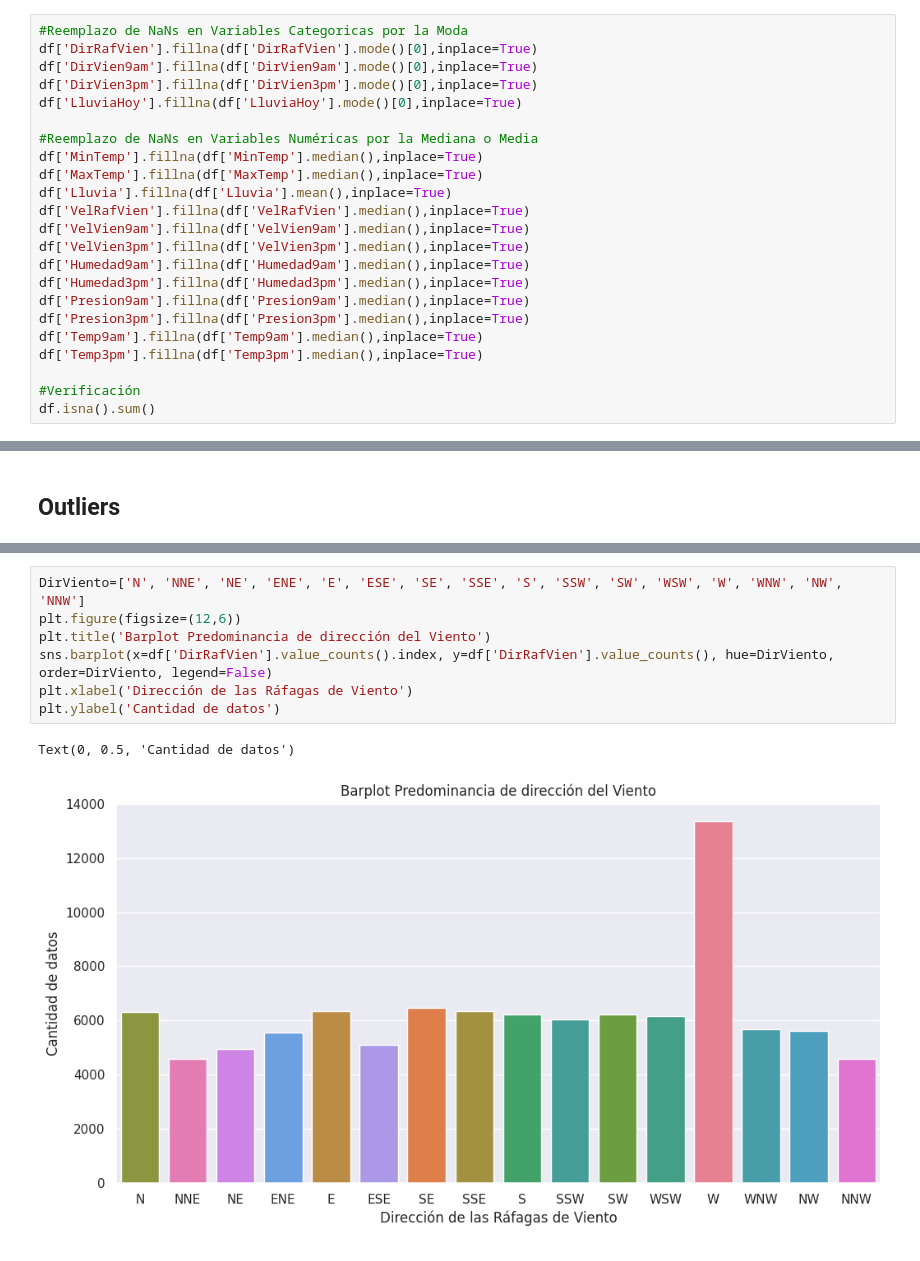
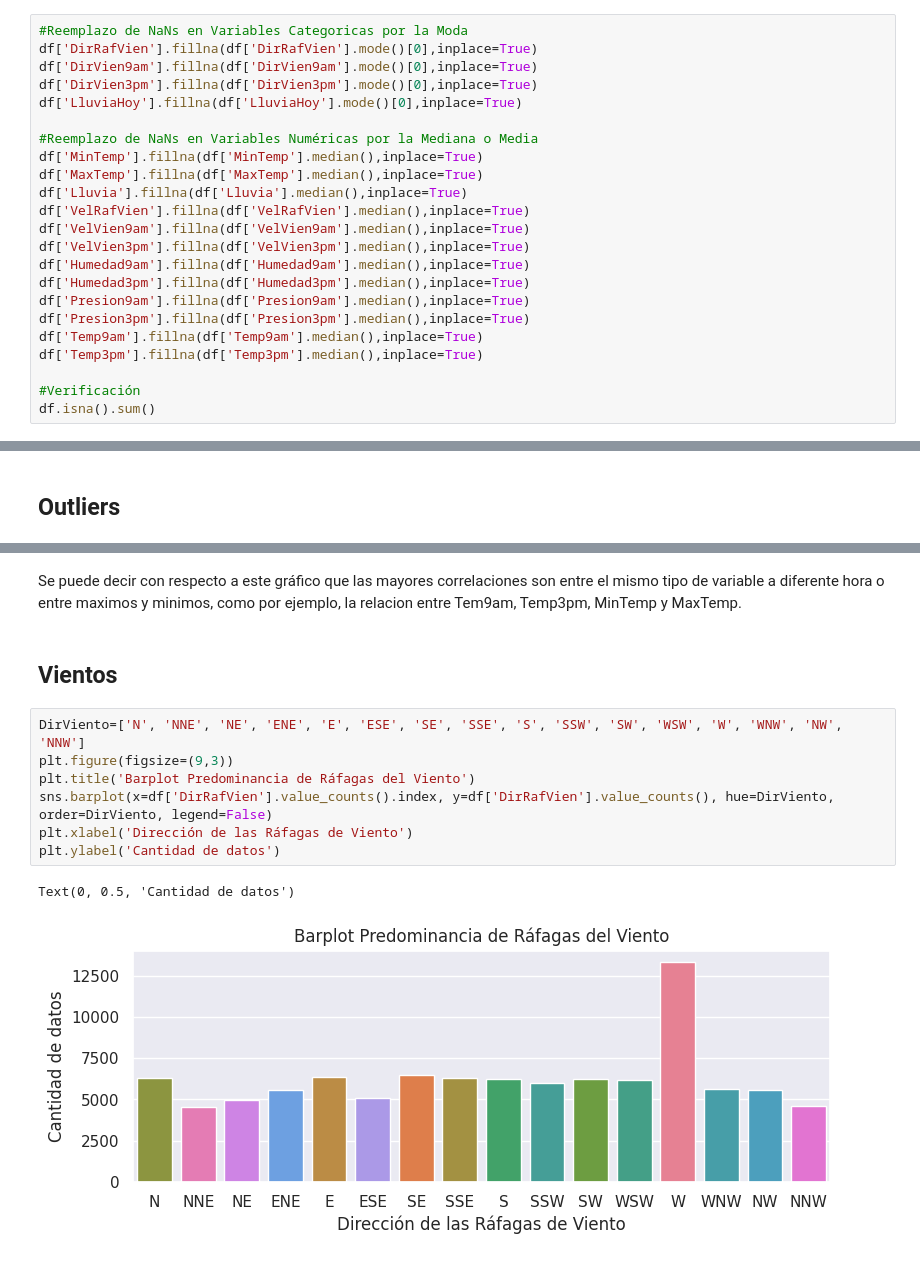
Before and after one commit to DanyPao/DataScience1-Daniela-Esposito, a Jupyter notebook: Visualizacion_Daniela_Esposito.ipynb, the cells around one changed output, grey strips where cells are left out. Cells and saved outputs as stored; diff of their text form.

```diff
--- a/Visualizacion_Daniela_Esposito.ipynb
+++ b/Visualizacion_Daniela_Esposito.ipynb
@@ -202,7 +220,7 @@ df['LluviaHoy'].fillna(df['LluviaHoy'].mode()[0],inplace=True)
 #Reemplazo de NaNs en Variables Numéricas por la Mediana o Media
 df['MinTemp'].fillna(df['MinTemp'].median(),inplace=True)
 df['MaxTemp'].fillna(df['MaxTemp'].median(),inplace=True)
-df['Lluvia'].fillna(df['Lluvia'].mean(),inplace=True)
+df['Lluvia'].fillna(df['Lluvia'].median(),inplace=True)
 df['VelRafVien'].fillna(df['VelRafVien'].median(),inplace=True)
 df['VelVien9am'].fillna(df['VelVien9am'].median(),inplace=True)
 df['VelVien3pm'].fillna(df['VelVien3pm'].median(),inplace=True)
@@ -261,10 +324,14 @@ sns.boxplot(x=df.VelVien9am, y=df.Ubicacion, hue=df.Ubicacion)
+# %% [markdown]
+Se puede decir con respecto a este gráfico que las mayores correlaciones son entre el mismo tipo de variable a diferente hora o entre maximos y minimos, como por ejemplo, la relacion entre Tem9am, Temp3pm, MinTemp y MaxTemp.
+# %% [markdown]
+## Vientos
 # %%
 DirViento=['N', 'NNE', 'NE', 'ENE', 'E', 'ESE', 'SE', 'SSE', 'S', 'SSW', 'SW', 'WSW', 'W', 'WNW', 'NW', 'NNW']
-plt.figure(figsize=(12,6))
-plt.title('Barplot Predominancia de dirección del Viento')
+plt.figure(figsize=(9,3))
+plt.title('Barplot Predominancia de Ráfagas del Viento')
 sns.barplot(x=df['DirRafVien'].value_counts().index, y=df['DirRafVien'].value_counts(), hue=DirViento, order=DirViento, legend=False)
 plt.xlabel('Dirección de las Ráfagas de Viento')
 plt.ylabel('Cantidad de datos')
 # %% [output]
 Text(0, 0.5, 'Cantidad de datos')
-[figure, old version]
+[figure, new version]
```
Also changed, not shown: parts of 24 cells of this notebook.
